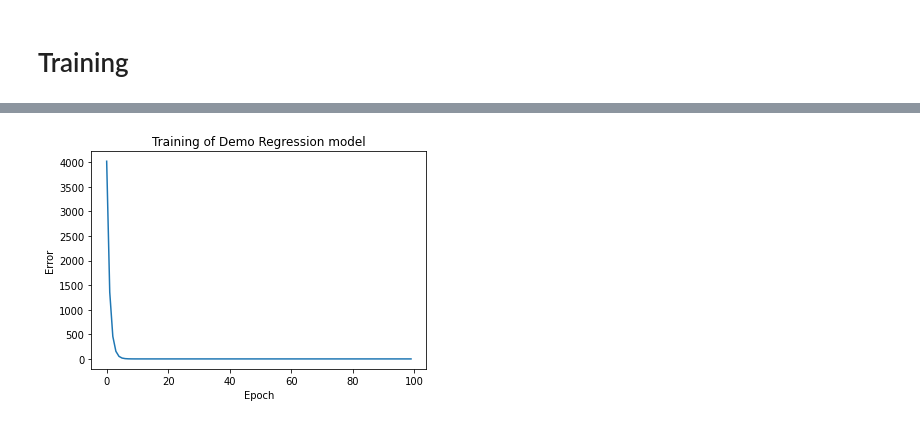
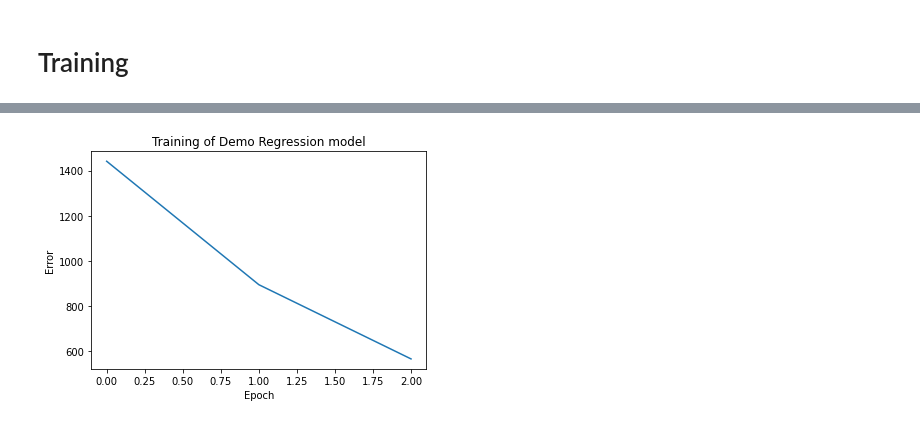
Before and after one commit to peter-callahan/vanderbilt, a Jupyter notebook: Week_8_Homework_Gradient_Descent.ipynb, the cells around one changed output, grey strips where cells are left out. Cells and saved outputs as stored; diff of their text form; code cells hidden in the pictures.

```diff
--- a/Week_8_Homework_Gradient_Descent.ipynb
+++ b/Week_8_Homework_Gradient_Descent.ipynb
@@ -9,8 +9,6 @@ import matplotlib.pyplot as plt
 # %%
 data_ft = pd.read_csv('https://raw.githubusercontent.com/peter-callahan/vanderbilt/main/food_truck_data.txt', header=None, names=['pop', 'profit'])
 data_hp = pd.read_csv('https://raw.githubusercontent.com/peter-callahan/vanderbilt/main/housing_price_data.txt', header=None, names=['size', 'bedrm', 'price'])
-# %%
-data_ft = data_ft.sort_values(by='pop')
 # %% [markdown]
 # Model and Functions
 # %%
@@ -76,16 +97,10 @@ array([[ 5.0269, -2.6807],
 # %%
-# set initial parameters
+thetas = [0.3, 2.5]
+# data_ft = data_ft.sort_values(by='pop')
 
-thetas = [50, 150]
+ft_array = np.array(data_ft)
 
-ft_array_2 = np.array(data_ft)
-
-# ft_array_2 = np.array([[1,6],
-#                            [2,5],
-#                            [3,7],
-#                            [4,10]])
-
-alpha = 5e-3
+alpha = 0.00005
 
 # prepare training
 total_epochs = 100
@@ -93,6 +108,13 @@ error_traj = [0] * total_epochs
 
 # perform training
 for epoch in range(total_epochs):
-    thetas, epoch_error = gradient_descent(ft_array_2, thetas, alpha)
+    thetas, epoch_error = gradient_descent(ft_array, thetas, alpha)
+
     # store a history of errors
     error_traj[epoch] = epoch_error
+
+# Let's do an exploratory plot
+plt.plot(error_traj)
+plt.xlabel('Epoch')
+plt.ylabel('Error')
+plt.title('Training of Demo Regression model');
@@ -99,8 +123,26 @@ for epoch in range(total_epochs):
 # %%
+thetas_2 = [0.3, 2.5]
+# data_ft = data_ft.sort_values(by='pop')
+
+ft_array = np.array(data_ft)
+
+alpha = 0.00005
+
+# prepare training
+total_epochs = 3
+error_traj = [0] * total_epochs
+
+# perform training
+for epoch in range(total_epochs):
+    thetas_2, epoch_error = gradient_descent(ft_array,  thetas_2, alpha)
+
+    # store a history of errors
+    error_traj[epoch] = epoch_error
+
 # Let's do an exploratory plot
 plt.plot(error_traj)
 plt.xlabel('Epoch')
 plt.ylabel('Error')
 plt.title('Training of Demo Regression model');
 # %% [output]
-[figure, old version]
+[figure, new version]
```
Also changed, not shown: parts of 7 cells of this notebook.
